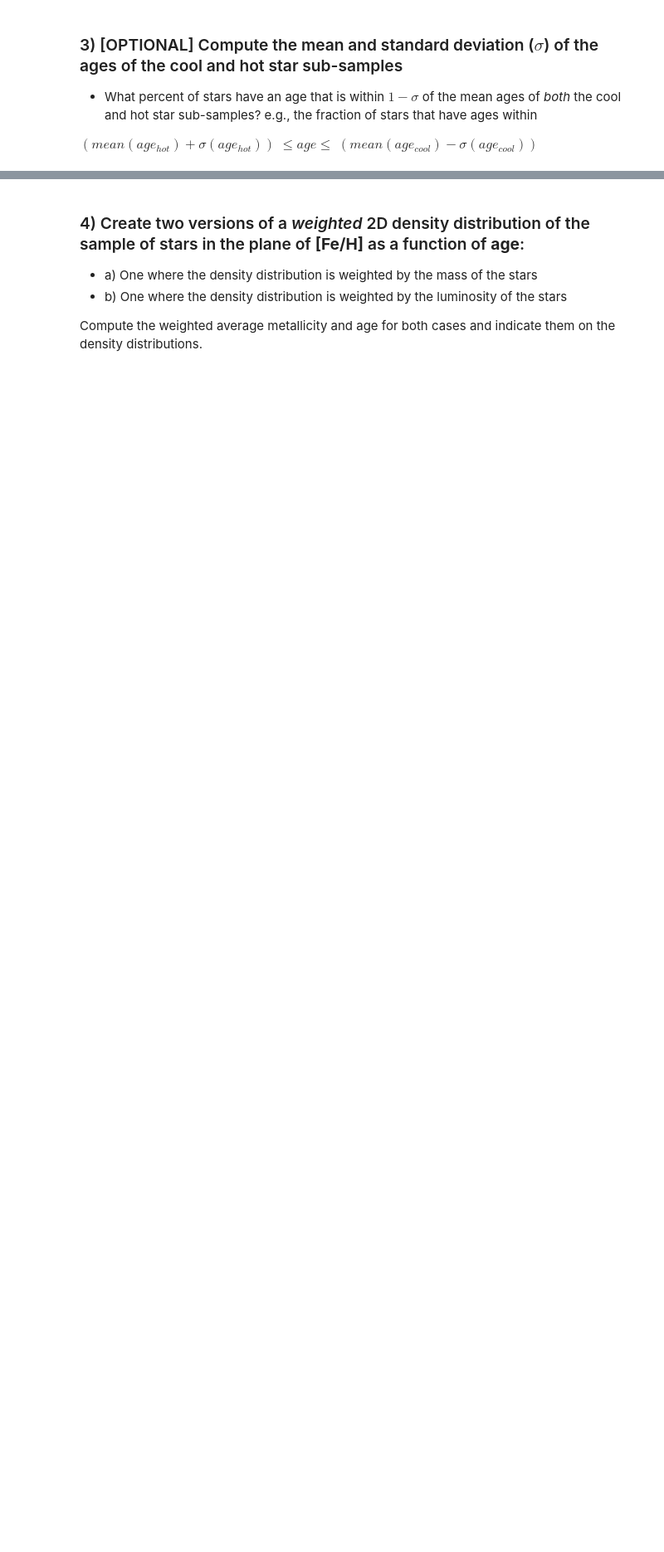
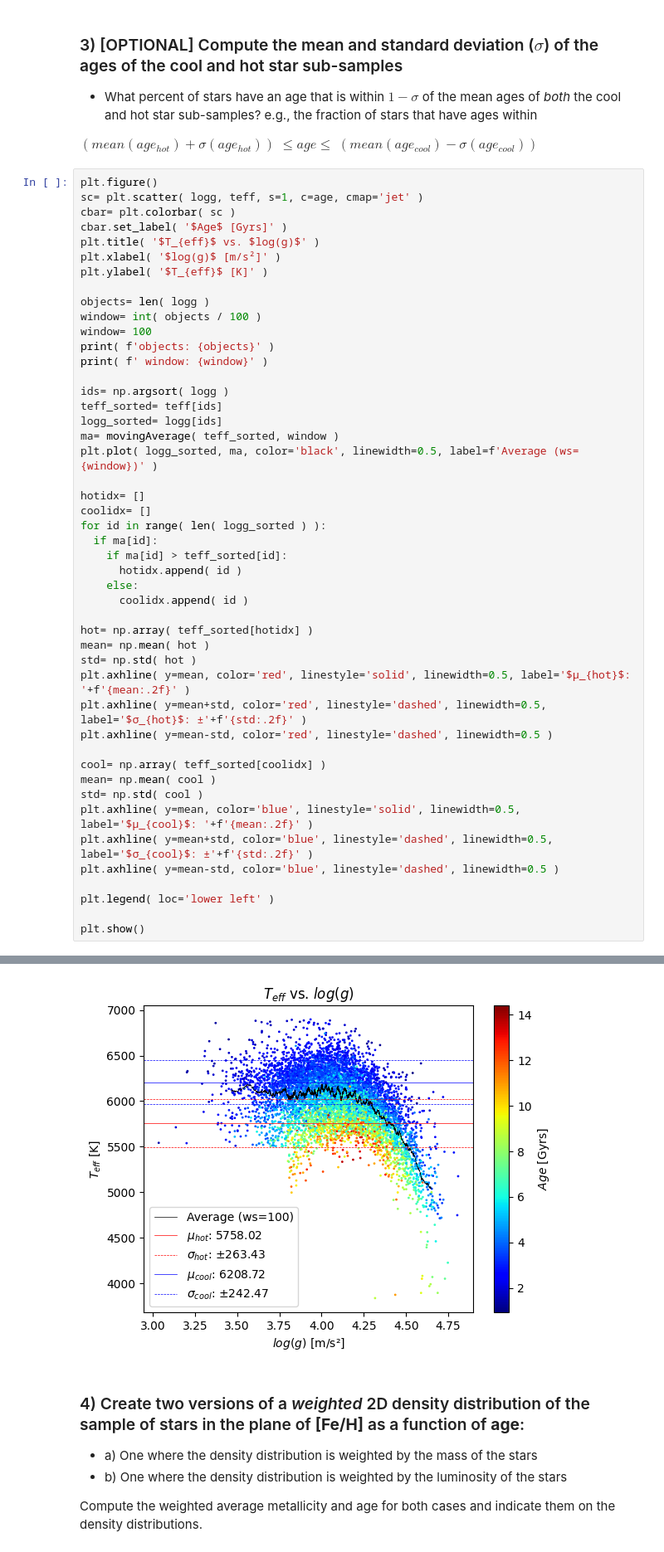
Before and after one commit to ThomasSchallar/NUM, a Jupyter notebook: Exercise Sheet 2.ipynb, the cells around one changed output, grey strips where cells are left out. Shown: that part at 83% size. Cells and saved outputs as stored; diff of their text form; blank space fills up the shorter version.

```diff
--- a/Exercise Sheet 2.ipynb
+++ b/Exercise Sheet 2.ipynb
@@ -116,3 +123,51 @@ plt.show()
 * What percent of stars have an age that is within $1-\sigma$ of the mean ages of *both* the cool and hot star sub-samples?  e.g., the fraction of stars that have ages within
 
 $(mean(age_{hot}) +\sigma(age_{hot}))$ $\leq age \leq$ $(mean(age_{cool}) -\sigma(age_{cool}))$
+# %%
+plt.figure()
+sc= plt.scatter( logg, teff, s=1, c=age, cmap='jet' )
+cbar= plt.colorbar( sc )
+cbar.set_label( '$Age$ [Gyrs]' )
+plt.title( '$T_{eff}$ vs. $log(g)$' )
+plt.xlabel( '$log(g)$ [m/s²]' )
+plt.ylabel( '$T_{eff}$ [K]' )
+
+objects= len( logg )
+window= int( objects / 100 )
+window= 100
+print( f'objects: {objects}' )
+print( f' window: {window}' )
+
+ids= np.argsort( logg )
+teff_sorted= teff[ids]
+logg_sorted= logg[ids]
+ma= movingAverage( teff_sorted, window )
+plt.plot( logg_sorted, ma, color='black', linewidth=0.5, label=f'Average (ws={window})' )
+
+hotidx= []
+coolidx= []
+for id in range( len( logg_sorted ) ):
+  if ma[id]:
+    if ma[id] > teff_sorted[id]:
+      hotidx.append( id )
+    else:
+      coolidx.append( id )
+
+hot= np.array( teff_sorted[hotidx] )
+mean= np.mean( hot )
+std= np.std( hot )
+plt.axhline( y=mean, color='red', linestyle='solid', linewidth=0.5, label='$μ_{hot}$: '+f'{mean:.2f}' )
+plt.axhline( y=mean+std, color='red', linestyle='dashed', linewidth=0.5, label='$σ_{hot}$: ±'+f'{std:.2f}' )
+plt.axhline( y=mean-std, color='red', linestyle='dashed', linewidth=0.5 )
+
+cool= np.array( teff_sorted[coolidx] )
+mean= np.mean( cool )
+std= np.std( cool )
+plt.axhline( y=mean, color='blue', linestyle='solid', linewidth=0.5, label='$μ_{cool}$: '+f'{mean:.2f}' )
+plt.axhline( y=mean+std, color='blue', linestyle='dashed', linewidth=0.5, label='$σ_{cool}$: ±'+f'{std:.2f}' )
+plt.axhline( y=mean-std, color='blue', linestyle='dashed', linewidth=0.5 )
+
+plt.legend( loc='lower left' )
+
+plt.show()
+# %% [output]
@@ -119,3 +176,4 @@ $(mean(age_{hot}) +\sigma(age_{hot}))$ $\leq age \leq$ $(mean(age_{cool}) -\sigm
+[figure, added]
 # %% [markdown]
 ### 4) Create two versions of a *weighted* 2D density distribution of the sample of stars in the plane of **[Fe/H]** as a function of **age**:
 * a) One where the density distribution is weighted by the mass of the stars
```
Also changed, not shown: parts of 5 cells of this notebook.
